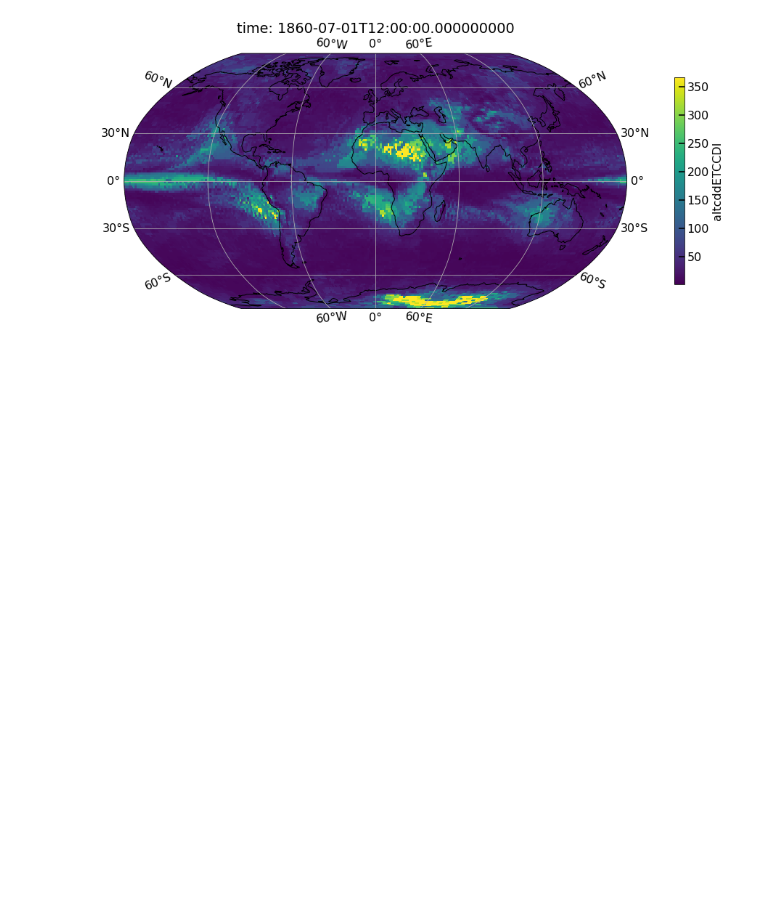
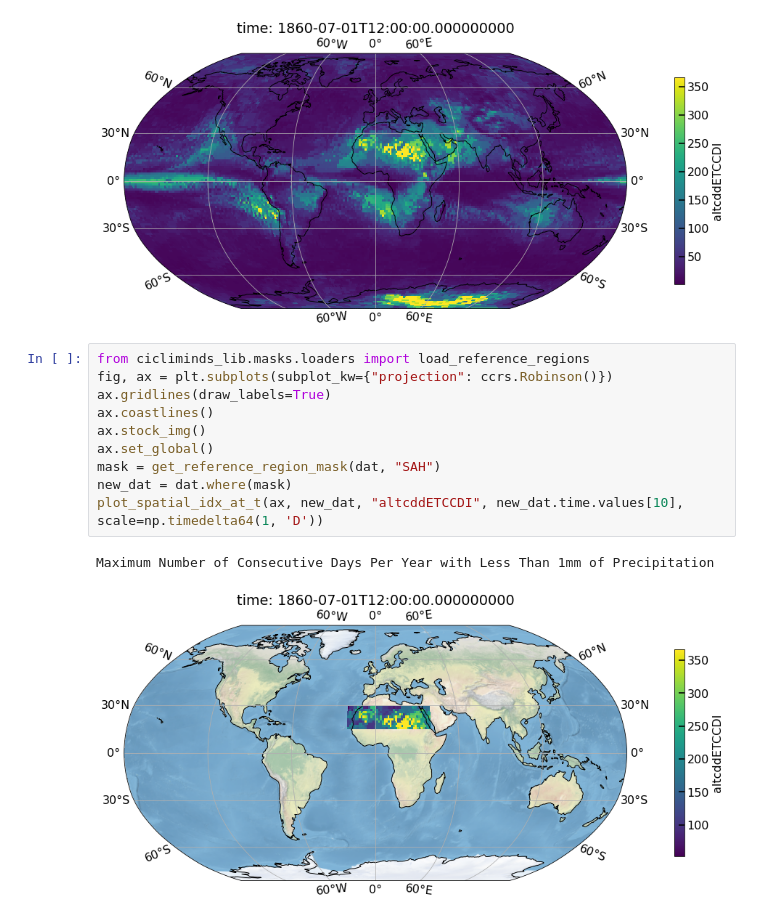
Before and after one commit to vindex10/cicliminds, a Jupyter notebook: notebooks/toy-plots.ipynb, the cells around one changed output. Saved outputs shown, nothing was run; the diff lists cells and outputs as text; blank space fills up the shorter version.

Commit message:
cicliminds lib updated masks

```diff
--- a/notebooks/toy-plots.ipynb
+++ b/notebooks/toy-plots.ipynb
@@ -53,3 +55,16 @@ plot_spatial_idx_at_t(ax, dat, "altcddETCCDI", dat.time.values[10], scale=np.tim
 # %% [output]
 Maximum Number of Consecutive Days Per Year with Less Than 1mm of Precipitation
 [figure]
+# %%
+from cicliminds_lib.masks.loaders import load_reference_regions
+fig, ax = plt.subplots(subplot_kw={"projection": ccrs.Robinson()})
+ax.gridlines(draw_labels=True)
+ax.coastlines()
+ax.stock_img()
+ax.set_global()
+mask = get_reference_region_mask(dat, "SAH")
+new_dat = dat.where(mask)
+plot_spatial_idx_at_t(ax, new_dat, "altcddETCCDI", new_dat.time.values[10], scale=np.timedelta64(1, 'D'))
+# %% [output]
+Maximum Number of Consecutive Days Per Year with Less Than 1mm of Precipitation
+[figure, added]
```
Also changed, not shown: parts of 1 cell of this notebook, 2 other files.
